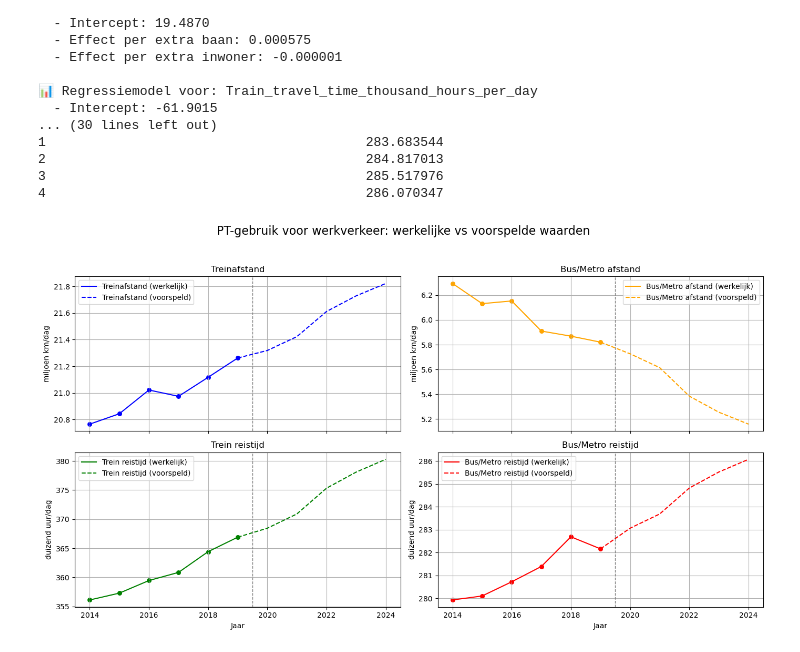
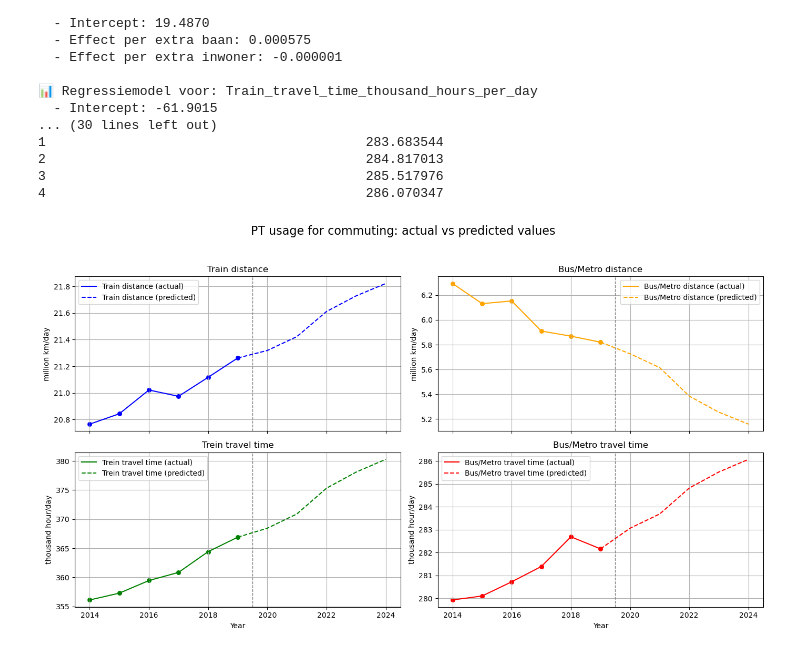
Before and after one commit to lotterus2003/groep24, a Jupyter notebook: subquestion 2/subq 2 py.ipynb, the cells around one changed output. Cells and saved outputs as stored; diff of their text form; code cells hidden in the pictures.

```diff
--- a/subquestion 2/subq 2 py.ipynb
+++ b/subquestion 2/subq 2 py.ipynb
@@ -71,7 +71,7 @@ laatste_banen = recent_years.loc[recent_years["Jaar"] == laatste_jaar, "Banen"].
 toekomstige_jaren = range(2020, 2025)
 toekomstige_banen = [laatste_banen + groei_per_jaar * (jaar - laatste_jaar) for jaar in toekomstige_jaren]
 
-voorspelde_jaren = [2019] + list(toekomstige_jaren)
+voorspelde_jaren = [laatste_jaar] + list(toekomstige_jaren)
 voorspelde_banen = [laatste_banen] + toekomstige_banen
 
 banen_extrapolatie = pd.DataFrame({
@@ -89,7 +89,7 @@ banen_compleet = pd.concat([
 plt.plot(
     recent_years["Jaar"],
     recent_years["Banen"],
-    label="Werkelijke banen (2014–2019)",
+    label="Actual number of jobs (2014–2019)",
     color="blue"
 )
 plt.scatter(
@@ -102,7 +102,7 @@ plt.scatter(
 plt.plot(
     banen_extrapolatie["Jaar"],
     banen_extrapolatie["Banen_voorspeld"],
-    label="Voorspelde trend zonder COVID",
+    label="Predicted trend without COVID",
     color="orange"
 )
 
@@ -110,9 +110,9 @@ plt.plot(
 plt.axvline(x=2019.5, color="gray", linestyle="--", linewidth=1)
 
 # Labels en layout
-plt.xlabel("Jaar")
-plt.ylabel("Aantal banen")
-plt.title("Banenontwikkeling zonder COVID")
+plt.xlabel("Year")
+plt.ylabel("Number of jobs")
+plt.title("Job development without COVID")
 plt.legend()
 plt.grid(True)
 plt.show()
@@ -223,50 +223,50 @@ print(pt_voorspeld_df)
 import matplotlib.pyplot as plt
 
 fig, axs = plt.subplots(2, 2, figsize=(14, 8), sharex=True)
-fig.suptitle("PT-gebruik voor werkverkeer: werkelijke vs voorspelde waarden", fontsize=16)
+fig.suptitle("PT usage for commuting: actual vs predicted values", fontsize=16)
 
 # Vervoerswijzen en instellingen
 vervoerswijzen = [
-    ("Train_distance_million_km_per_day", "Treinafstand", "miljoen km/dag", pt_distance_df),
-    ("BusMetro_distance_million_km_per_day", "Bus/Metro afstand", "miljoen km/dag", pt_distance_df),
-    ("Train_travel_time_thousand_hours_per_day", "Trein reistijd", "duizend uur/dag", pt_time_df),
-    ("BusMetro_travel_time_thousand_hours_per_day", "Bus/Metro reistijd", "duizend uur/dag", pt_time_df)
+    ("Train_distance_million_km_per_day", "Train distance", "million km/day", pt_distance_df),
+    ("BusMetro_distance_million_km_per_day", "Bus/Metro distance", "million km/day", pt_distance_df),
+    ("Train_travel_time_thousand_hours_per_day", "Trein travel time", "thousand hour/day", pt_time_df),
+    ("BusMetro_travel_time_thousand_hours_per_day", "Bus/Metro travel time", "thousand hour/day", pt_time_df)
 ]
 
 kleuren = ["blue", "orange", "green", "red"]
 
 for i, (kolom, label, y_label, df) in enumerate(vervoerswijzen):
     ax = axs[i // 2, i % 2]
 
     # Werkelijke data
-    ax.plot(df["Year"], df[kolom], label=f"{label} (werkelijk)", color=kleuren[i])
+    ax.plot(df["Year"], df[kolom], label=f"{label} (actual)", color=kleuren[i])
     ax.scatter(df["Year"], df[kolom], color=kleuren[i], s=30)
 
     # Voorspelde data
     voorspeld = pt_voorspeld_df[kolom + "_voorspeld"]
     voorspeld_jaren = pt_voorspeld_df["Jaar"]
 
     # Aansluiten: voeg laatste werkelijke punt toe aan voorspelling
     laatste_jaar = df["Year"].max()
     laatste_waarde = df.loc[df["Year"] == laatste_jaar, kolom].values[0]
     voorspeld_jaren = [laatste_jaar] + list(voorspeld_jaren)
     voorspeld_waarden = [laatste_waarde] + list(voorspeld)
 
-    ax.plot(voorspeld_jaren, voorspeld_waarden, label=f"{label} (voorspeld)", color=kleuren[i], linestyle="--")
+    ax.plot(voorspeld_jaren, voorspeld_waarden, label=f"{label} (predicted)", color=kleuren[i], linestyle="--")
 
     # Layout
     ax.axvline(x=2019.5, color="gray", linestyle="--", linewidth=1)
     ax.set_title(label)
     ax.set_ylabel(y_label)
     ax.grid(True)
     ax.legend()
 
-axs[1, 0].set_xlabel("Jaar")
-axs[1, 1].set_xlabel("Jaar")
+axs[1, 0].set_xlabel("Year")
+axs[1, 1].set_xlabel("Year")
 plt.tight_layout(rect=[0, 0, 1, 0.95])
 plt.show()
 # %% [output]
-[figure, old version]
+[figure, new version]
 # %%
 import matplotlib.pyplot as plt
 import seaborn as sns
```
Also changed, not shown: parts of 2 cells of this notebook.
